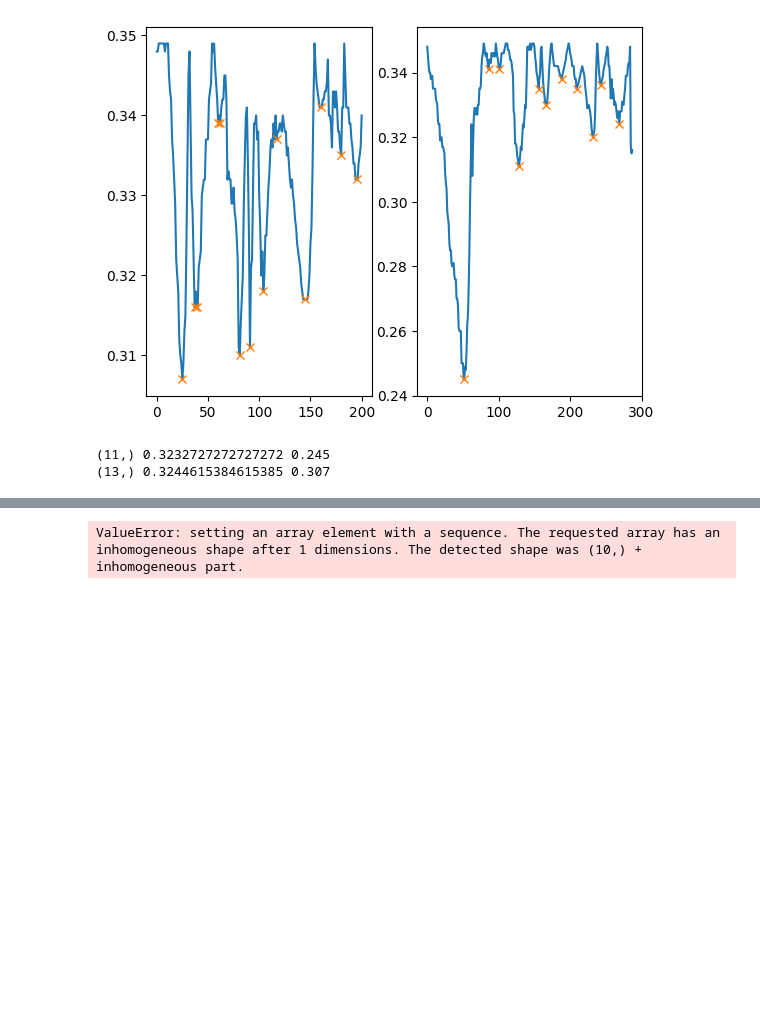
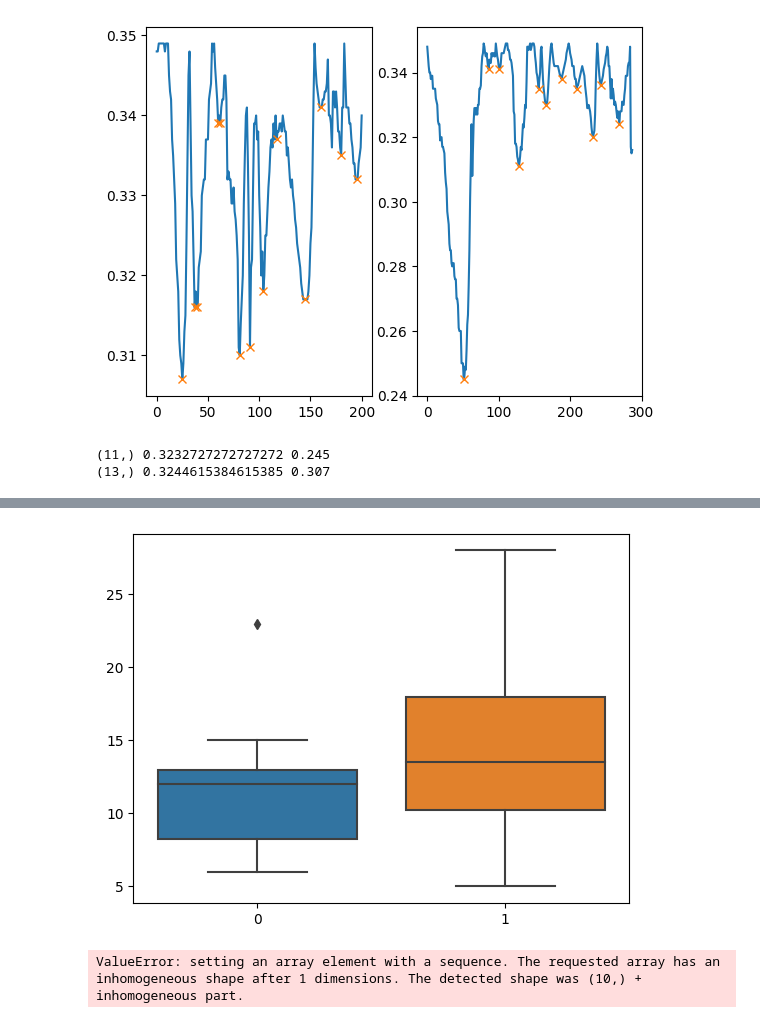
Before and after one commit to ViktorRakhmatulin/AirTouch, a Jupyter notebook: data_analysis.ipynb, the cells around one changed output, grey strips where cells are left out. Cells and saved outputs as stored; diff of their text form; code cells hidden in the pictures; blank space fills up the shorter version.

```diff
--- a/data_analysis.ipynb
+++ b/data_analysis.ipynb
@@ -112,3 +132,8 @@ df
+# %%
+ax = sns.boxplot([df[df['impeller_used'] == True]["crossings"],df[df['impeller_used'] == False]["crossings"]])
+plt.show()
+# %% [output]
+[figure, added]
 # %%
 from scipy.spatial.transform import Rotation as R
 import numpy as np
```
Also changed, not shown: parts of 6 cells of this notebook.
